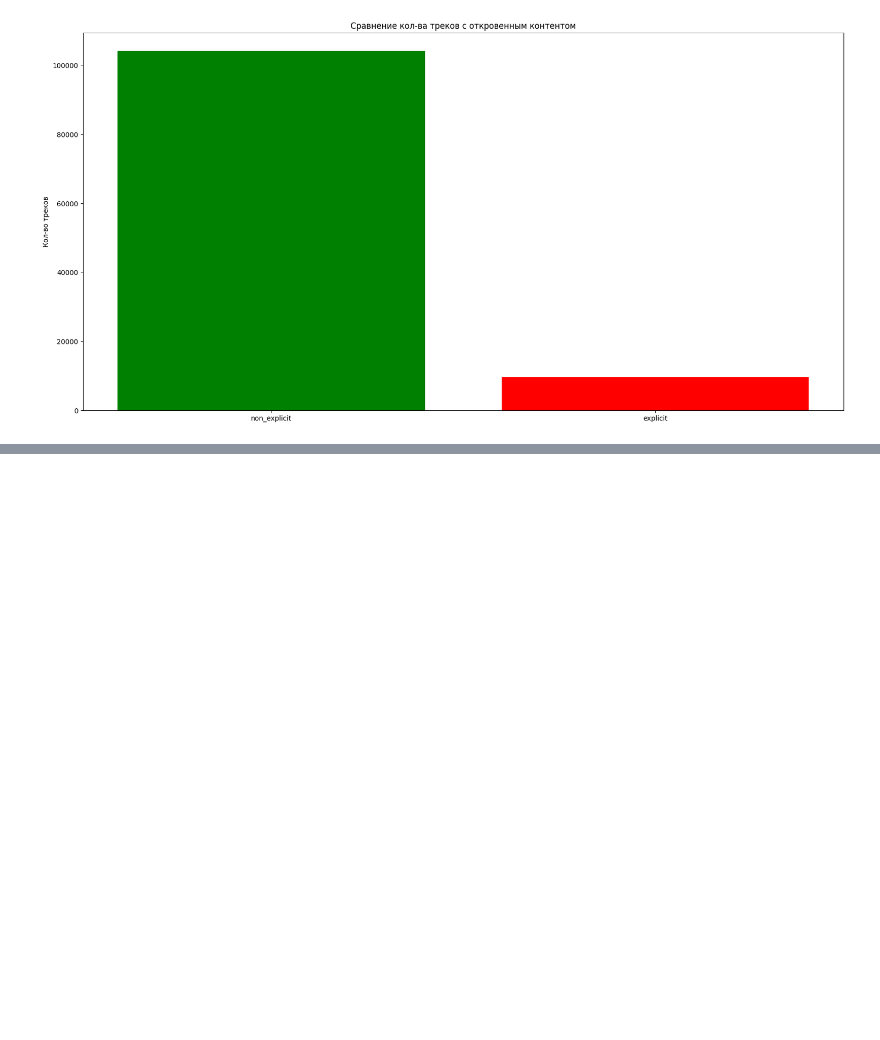
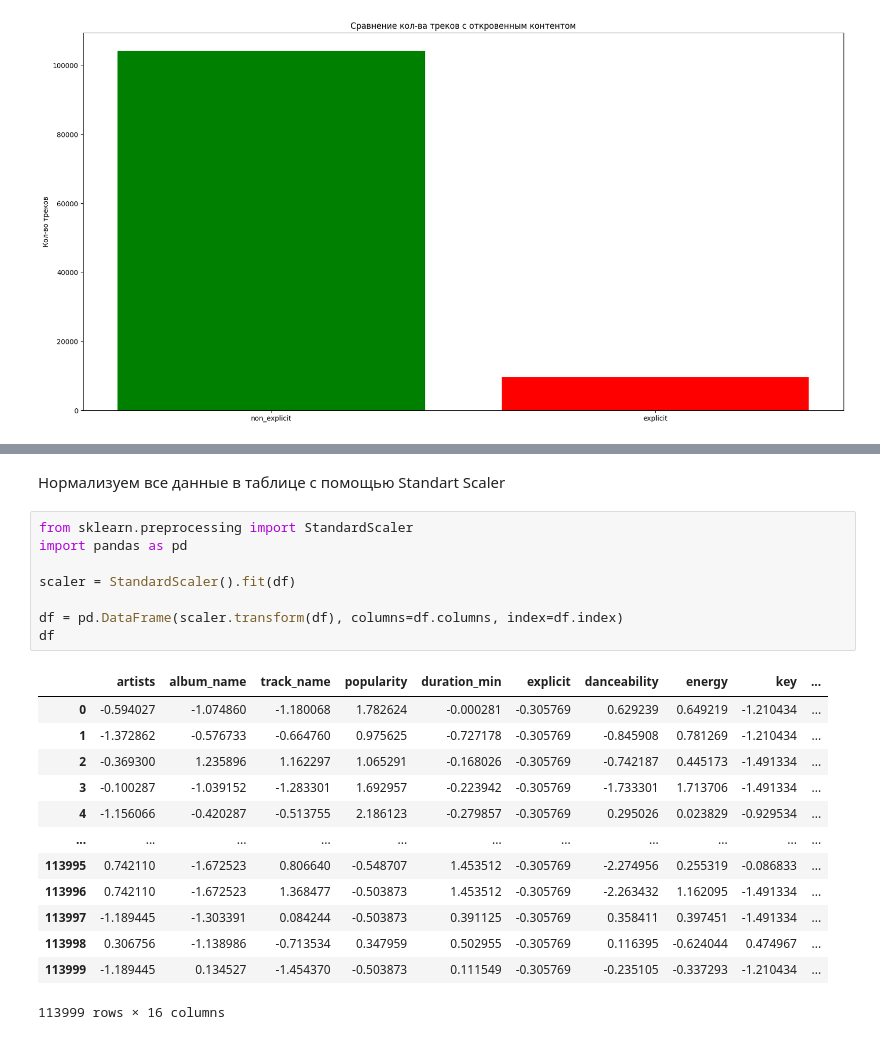
Before and after one commit to g00sdu/Spotify_Kulikov_Ivan_AT-06-Notebook, a Jupyter notebook: spotify-kulikov-ivan-at-06-notebook-ipynb.ipynb, the cells around one changed output, grey strips where cells are left out. Drawn from its saved outputs; the diff is of its cells as text; blank space fills up the shorter version.

```diff
--- a/spotify-kulikov-ivan-at-06-notebook-ipynb.ipynb
+++ b/spotify-kulikov-ivan-at-06-notebook-ipynb.ipynb
@@ -274,0 +340,24 @@ plt.show()
+# %% [markdown]
+Нормализуем все данные в таблице с помощью Standart Scaler
+# %%
+from sklearn.preprocessing import StandardScaler
+import pandas as pd
+
+scaler = StandardScaler().fit(df)
+
+df = pd.DataFrame(scaler.transform(df), columns=df.columns, index=df.index)
+df
+# %% [output]
+|  | artists | album_name | track_name | popularity | duration_min | explicit | danceability | energy | key | ... |
+| 0 | -0.594027 | -1.074860 | -1.180068 | 1.782624 | -0.000281 | -0.305769 | 0.629239 | 0.649219 | -1.210434 | ... |
+| 1 | -1.372862 | -0.576733 | -0.664760 | 0.975625 | -0.727178 | -0.305769 | -0.845908 | 0.781269 | -1.210434 | ... |
+| 2 | -0.369300 | 1.235896 | 1.162297 | 1.065291 | -0.168026 | -0.305769 | -0.742187 | 0.445173 | -1.491334 | ... |
+| 3 | -0.100287 | -1.039152 | -1.283301 | 1.692957 | -0.223942 | -0.305769 | -1.733301 | 1.713706 | -1.491334 | ... |
+| 4 | -1.156066 | -0.420287 | -0.513755 | 2.186123 | -0.279857 | -0.305769 | 0.295026 | 0.023829 | -0.929534 | ... |
+| ... | ... | ... | ... | ... | ... | ... | ... | ... | ... | ... |
+| 113995 | 0.742110 | -1.672523 | 0.806640 | -0.548707 | 1.453512 | -0.305769 | -2.274956 | 0.255319 | -0.086833 | ... |
+| 113996 | 0.742110 | -1.672523 | 1.368477 | -0.503873 | 1.453512 | -0.305769 | -2.263432 | 1.162095 | -1.491334 | ... |
+| 113997 | -1.189445 | -1.303391 | 0.084244 | -0.503873 | 0.391125 | -0.305769 | 0.358411 | 0.397451 | -1.491334 | ... |
+| 113998 | 0.306756 | -1.138986 | -0.713534 | 0.347959 | 0.502955 | -0.305769 | 0.116395 | -0.624044 | 0.474967 | ... |
+| 113999 | -1.189445 | 0.134527 | -1.454370 | -0.503873 | 0.111549 | -0.305769 | -0.235105 | -0.337293 | -1.210434 | ... |
+113999 rows × 16 columns
```
Also changed, not shown: parts of 12 cells of this notebook.
